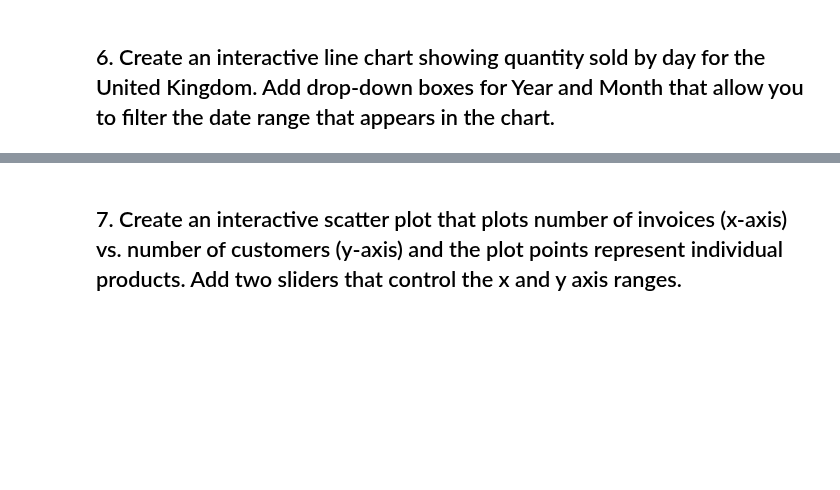
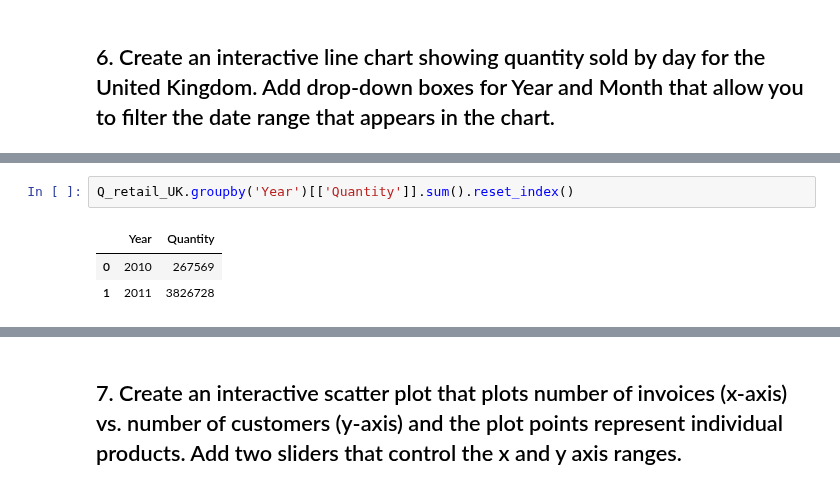
Before and after one commit to Ironhack-Data-Madrid-Octubre-2023/5.2-lab_interactive_visualization, a Jupyter notebook: your-code/main.ipynb, the cells around one changed output, grey strips where cells are left out. Cells and saved outputs as stored; diff of their text form; blank space fills up the shorter version.

```diff
--- a/your-code/main.ipynb
+++ b/your-code/main.ipynb
@@ -93,0 +153,6 @@ data.iplot(kind='hist')
+# %%
+Q_retail_UK.groupby('Year')[['Quantity']].sum().reset_index()
+# %% [output]
+|  | Year | Quantity |
+| 0 | 2010 | 267569 |
+| 1 | 2011 | 3826728 |
```
Also changed, not shown: parts of 6 cells of this notebook.
